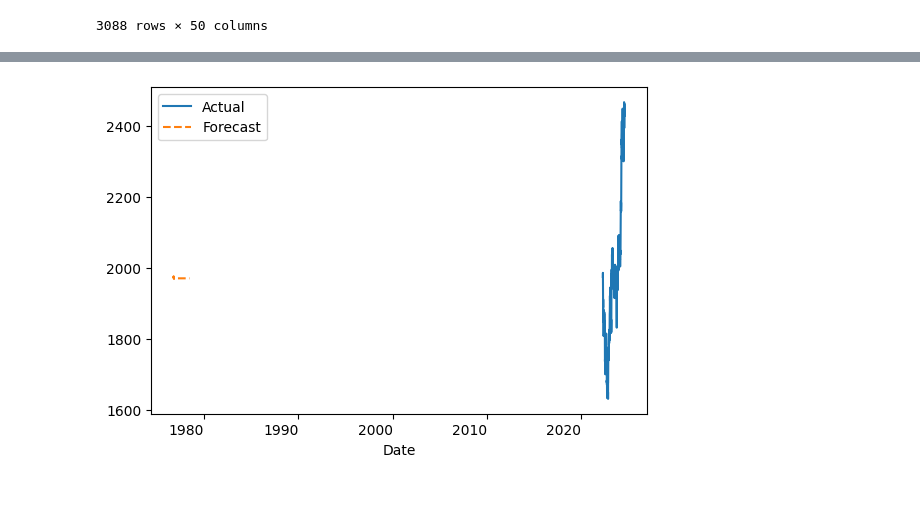
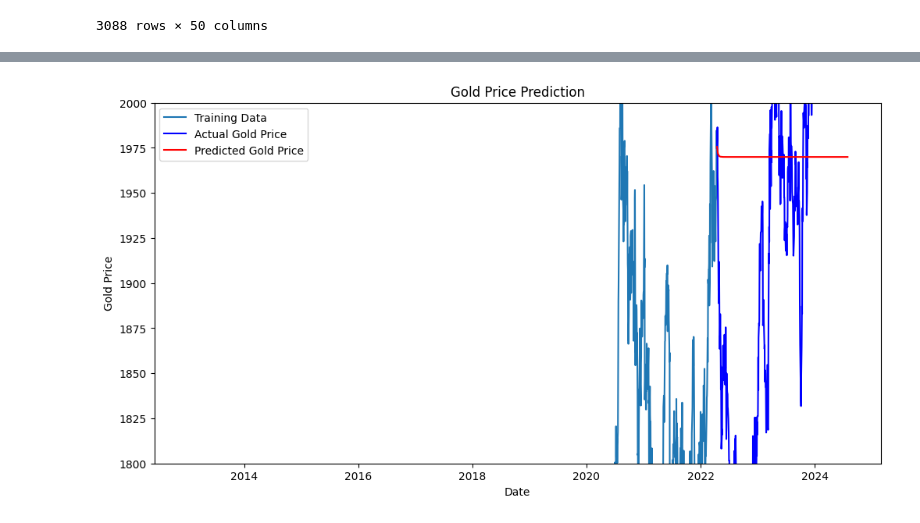
Before and after one commit to DanaMikulinsky/fintechFinalProject, a Jupyter notebook: dataExploration.ipynb, the cells around one changed output, grey strips where cells are left out. Saved outputs shown, nothing was run; the diff lists cells and outputs as text; code cells hidden in the pictures; blank space fills up the shorter version.

Commit message:
arima

```diff
--- a/dataExploration.ipynb
+++ b/dataExploration.ipynb
@@ -525,31 +525,79 @@ all_data_df
 3088 rows × 50 columns
 # %%
 all_data_df.to_csv('data collection/all_data.csv', index=False)
+# %%
+# Load your dataset (adjust the path if needed)
+df = all_data_df
+# Set the Date column as the index
+df['Date'] = pd.to_datetime(df['Date'])
+df.set_index('Date', inplace=True)
 # %%
 import pandas as pd
+import numpy as np
 from statsmodels.tsa.arima.model import ARIMA
-from sklearn.metrics import mean_squared_error
+import matplotlib.pyplot as plt
+from sklearn.metrics import mean_squared_error, mean_absolute_error
+# Use only the gold_Price column for the ARIMA model
+gold_prices = df['gold_Price'].dropna()  # Drop missing values
 
-# Assuming 'data' is a DataFrame with 'Date' and 'GoldPrice' columns
-all_data_df.set_index('Date', inplace=True)
-gold_prices = all_data_df['gold_Price']
+# Split the data into training and testing sets
+train_size = int(len(gold_prices) * 0.8)  # 80% training, 20% testing
+train_data, test_data = gold_prices[:train_size], gold_prices[train_size:]
 
-# Split data into training and testing
-train_size = int(len(gold_prices) * 0.8)
-train, test = gold_prices[:train_size], gold_prices[train_size:]
-
-# Fit ARIMA model
-model = ARIMA(train, order=(5,1,2))  # (p,d,q) order
+# Define and fit the ARIMA model (p, d, q)
+model = ARIMA(train_data, order=(4, 1, 2))  # Adjust p, d, q based on your data
 model_fit = model.fit()
 
-# Forecast
-forecast = model_fit.forecast(steps=len(test))
-mse = mean_squared_error(test, forecast)
-print(f'Mean Squared Error: {mse}')
+# Print the model summary
+print(model_fit.summary())
+
+# Forecasting the next day's gold price
+forecast = model_fit.forecast(steps=1)
+print(f"Forecasted gold price for the next day: {forecast}")
+
+# Forecasting for the test period
+start_index = len(train_data)
+end_index = len(gold_prices) - 1
+predictions = model_fit.predict(start=start_index, end=end_index, dynamic=False)
+predictions = predictions.to_list()
+#print(predictions[:5])  # First 5 predictions
+# Create an index for predictions
+pred_index = gold_prices.index[train_size:]  # Create an index for predictions
+# Check lengths to ensure they match
+print(f"Length of predictions: {len(predictions)}")
+print(f"Length of pred_index: {len(pred_index)}")
+
+predictions_df = pd.DataFrame(predictions, index=gold_prices.index[train_size:], columns=['Predictions'])
+# Check the result
+print('Predictions DataFrame:')
+print(predictions_df.head())
+
+# Combine predictions and actual test data
+test_data = test_data.copy()
+test_data = test_data.to_frame()
+test_data = test_data.join(predictions_df)
+
+print('Test Data:')
+print(test_data['gold_Price'])
+print('Predictions:')
+print(test_data['Predictions'])
 
 # Plotting the results
-test.plot(label='Actual')
-forecast.plot(label='Forecast', linestyle='--')
+plt.figure(figsize=(12,6))
+plt.plot(train_data, label='Training Data')
+plt.plot(test_data.index, test_data['gold_Price'], color='blue', label='Actual Gold Price')
+plt.plot(test_data.index, test_data['Predictions'], color='red', label='Predicted Gold Price')
+plt.title('Gold Price Prediction')
+plt.xlabel('Date')
+plt.ylim(1800, 2000)
+plt.ylabel('Gold Price')
 plt.legend()
 plt.show()
+
+# Evaluate the model
+rmse = np.sqrt(mean_squared_error(test_data['gold_Price'], test_data['Predictions']))
+mae = mean_absolute_error(test_data['gold_Price'], test_data['Predictions'])
+
+print(f"Root Mean Square Error: {rmse}")
+print(f"Mean Absolute Error: {mae}")
 # %% [output]
@@ -557 +621 @@ Mean Squared Error: 40179.08389568312
-[figure, old version]
+[figure, new version]
```
Also changed, not shown: parts of 10 cells of this notebook.
